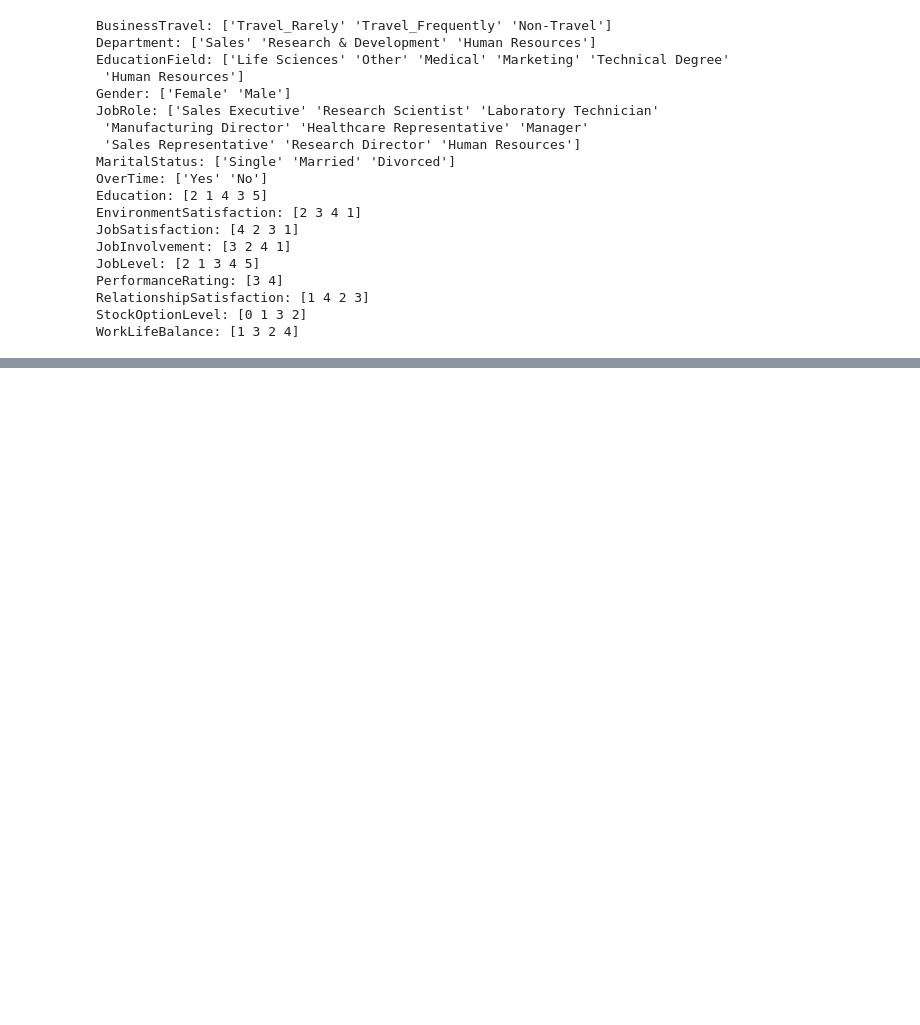
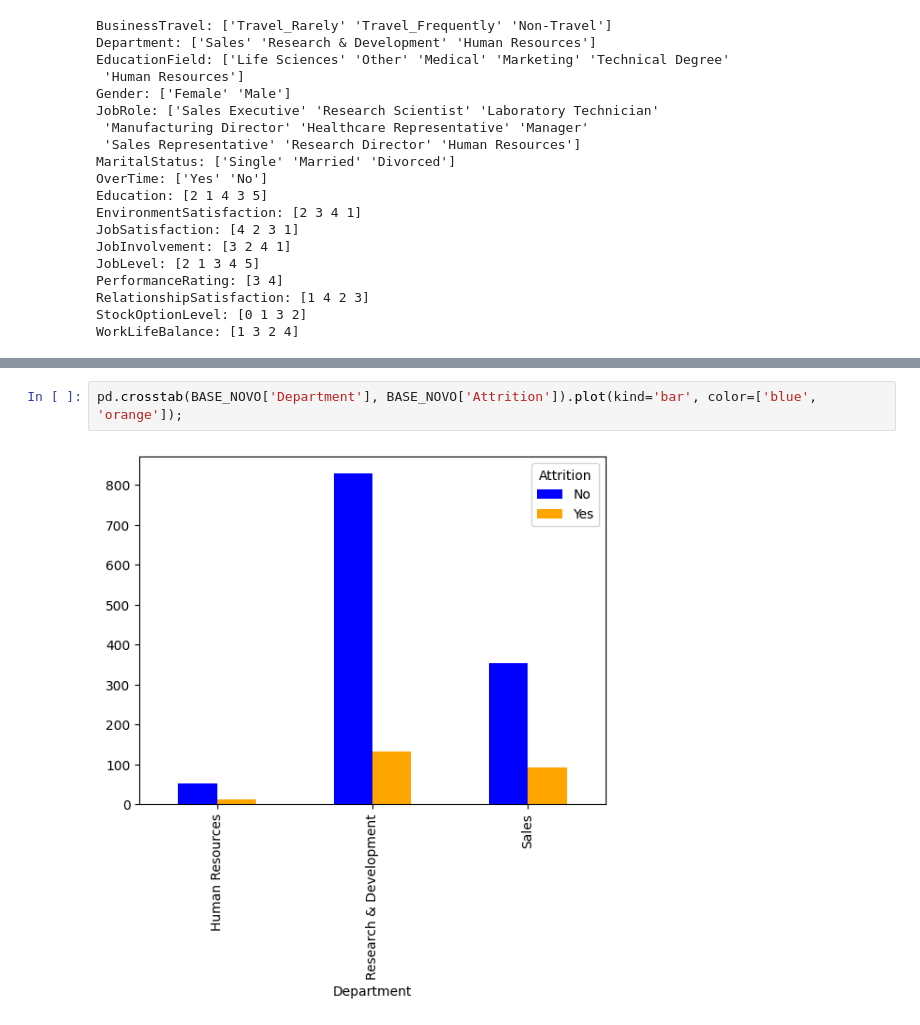
Before and after one commit to OjedaProgramador/Analise_dados_versao_2, a Jupyter notebook: IBM.ipynb, the cells around one changed output, grey strips where cells are left out. Saved outputs shown, nothing was run; the diff lists cells and outputs as text; blank space fills up the shorter version.

```diff
--- a/IBM.ipynb
+++ b/IBM.ipynb
@@ -248,0 +293,4 @@ memory usage: 287.0+ KB
+# %%
+pd.crosstab(BASE_NOVO['Department'], BASE_NOVO['Attrition']).plot(kind='bar', color=['blue', 'orange']);
+# %% [output]
+[figure, added]
```
Also changed, not shown: parts of 8 cells of this notebook.
